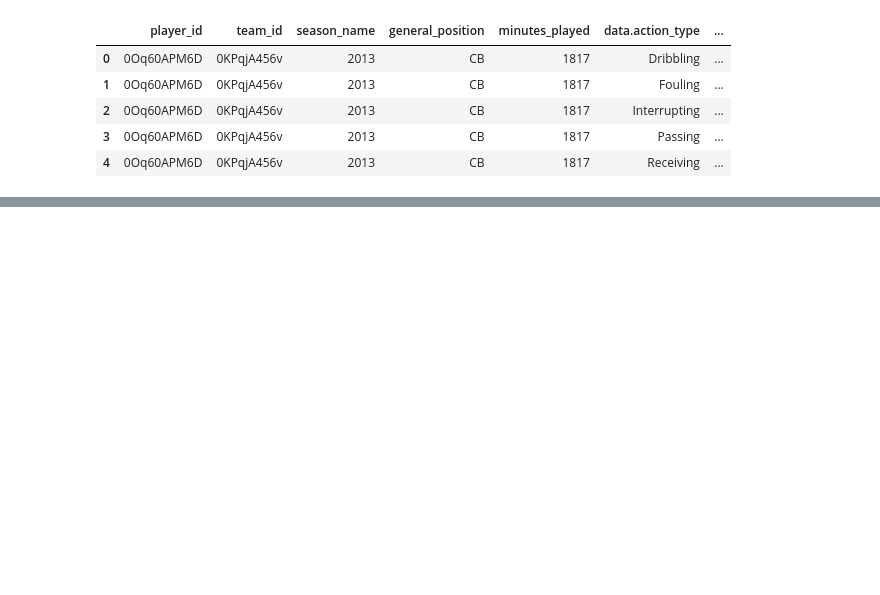
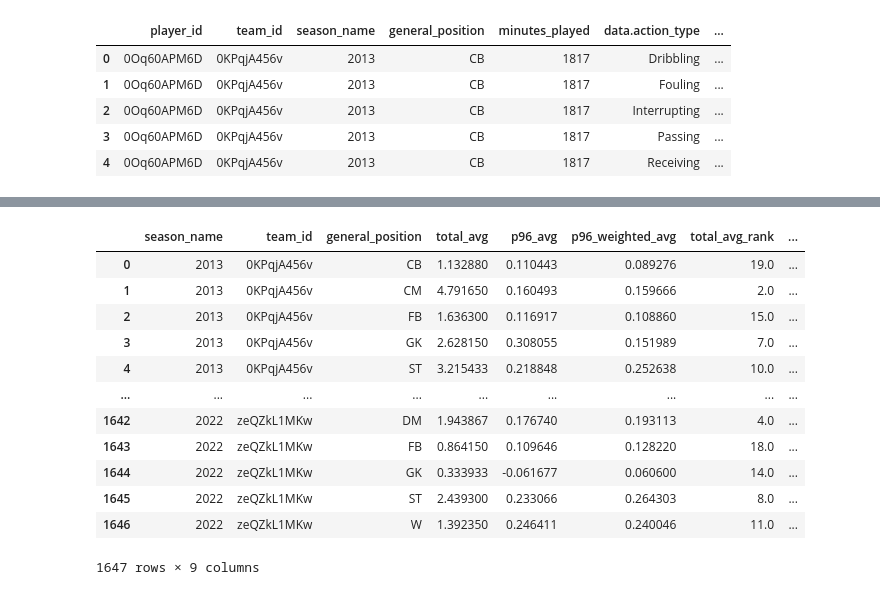
Before and after one commit to akeaswaran/goalsadded-data, a Jupyter notebook: ASA Tinkering.ipynb, the cells around one changed output, grey strips where cells are left out. Saved outputs shown, nothing was run; the diff lists cells and outputs as text; code cells hidden in the pictures; blank space fills up the shorter version.

Commit message:
team breakdown csv stuff

```diff
--- a/ASA Tinkering.ipynb
+++ b/ASA Tinkering.ipynb
@@ -1392,0 +1387,9 @@ tmp_gk
+# %%
+# roster g+ breakdowns
+grouped_gplus = gplus_expl_flat.groupby(['season_name','team_id','player_id','general_position']).agg({
+    'data.goals_added_raw': ['sum'],
+    'minutes_played' : ['mean']
+}).reset_index()
+
+grouped_gplus.columns = grouped_gplus.columns.droplevel(level=1)
+grouped_gplus
@@ -1392,0 +1410,6 @@ tmp_gk
+# %%
+grouped_gplus['total'] = grouped_gplus['data.goals_added_raw']
+grouped_gplus['p96'] = grouped_gplus['data.goals_added_raw'] * 96 / grouped_gplus["minutes_played"]
+grouped_gplus = grouped_gplus[['season_name', 'team_id', 'player_id','general_position', 'minutes_played','total', 'p96']]
+
+grouped_gplus
@@ -1392,0 +1430,11 @@ tmp_gk
+# %%
+
+team_breakdown_gplus = grouped_gplus.groupby(['season_name','team_id','general_position']).apply(
+        lambda x: pd.Series([
+            np.mean(x['total']),
+            np.mean(x['p96']),
+            np.average(x['p96'], weights=x['minutes_played'])
+        ], index=['total_avg', 'p96_avg', 'p96_weighted_avg'])
+    ).reset_index()
+
+team_breakdown_gplus
@@ -1392,0 +1455,21 @@ tmp_gk
+# %%
+team_breakdown_gplus['total_avg_rank'] = team_breakdown_gplus.groupby(['season_name','general_position'])['total_avg'].rank(ascending=False)
+team_breakdown_gplus['p96_avg_rank'] = team_breakdown_gplus.groupby(['season_name','general_position'])['p96_avg'].rank(ascending=False)
+team_breakdown_gplus['p96_weighted_avg_rank'] = team_breakdown_gplus.groupby(['season_name','general_position'])['p96_weighted_avg'].rank(ascending=False)
+
+team_breakdown_gplus.to_csv('./team_position_breakdown.csv', index=False)
+team_breakdown_gplus
+# %% [output]
+|  | season_name | team_id | general_position | total_avg | p96_avg | p96_weighted_avg | total_avg_rank | ... |
+| 0 | 2013 | 0KPqjA456v | CB | 1.132880 | 0.110443 | 0.089276 | 19.0 | ... |
+| 1 | 2013 | 0KPqjA456v | CM | 4.791650 | 0.160493 | 0.159666 | 2.0 | ... |
+| 2 | 2013 | 0KPqjA456v | FB | 1.636300 | 0.116917 | 0.108860 | 15.0 | ... |
+| 3 | 2013 | 0KPqjA456v | GK | 2.628150 | 0.308055 | 0.151989 | 7.0 | ... |
+| 4 | 2013 | 0KPqjA456v | ST | 3.215433 | 0.218848 | 0.252638 | 10.0 | ... |
+| ... | ... | ... | ... | ... | ... | ... | ... | ... |
+| 1642 | 2022 | zeQZkL1MKw | DM | 1.943867 | 0.176740 | 0.193113 | 4.0 | ... |
+| 1643 | 2022 | zeQZkL1MKw | FB | 0.864150 | 0.109646 | 0.128220 | 18.0 | ... |
+| 1644 | 2022 | zeQZkL1MKw | GK | 0.333933 | -0.061677 | 0.060600 | 14.0 | ... |
+| 1645 | 2022 | zeQZkL1MKw | ST | 2.439300 | 0.233066 | 0.264303 | 8.0 | ... |
+| 1646 | 2022 | zeQZkL1MKw | W | 1.392350 | 0.246411 | 0.240046 | 11.0 | ... |
+1647 rows × 9 columns
```
Also changed, not shown: parts of 31 cells of this notebook, 1 other file.
